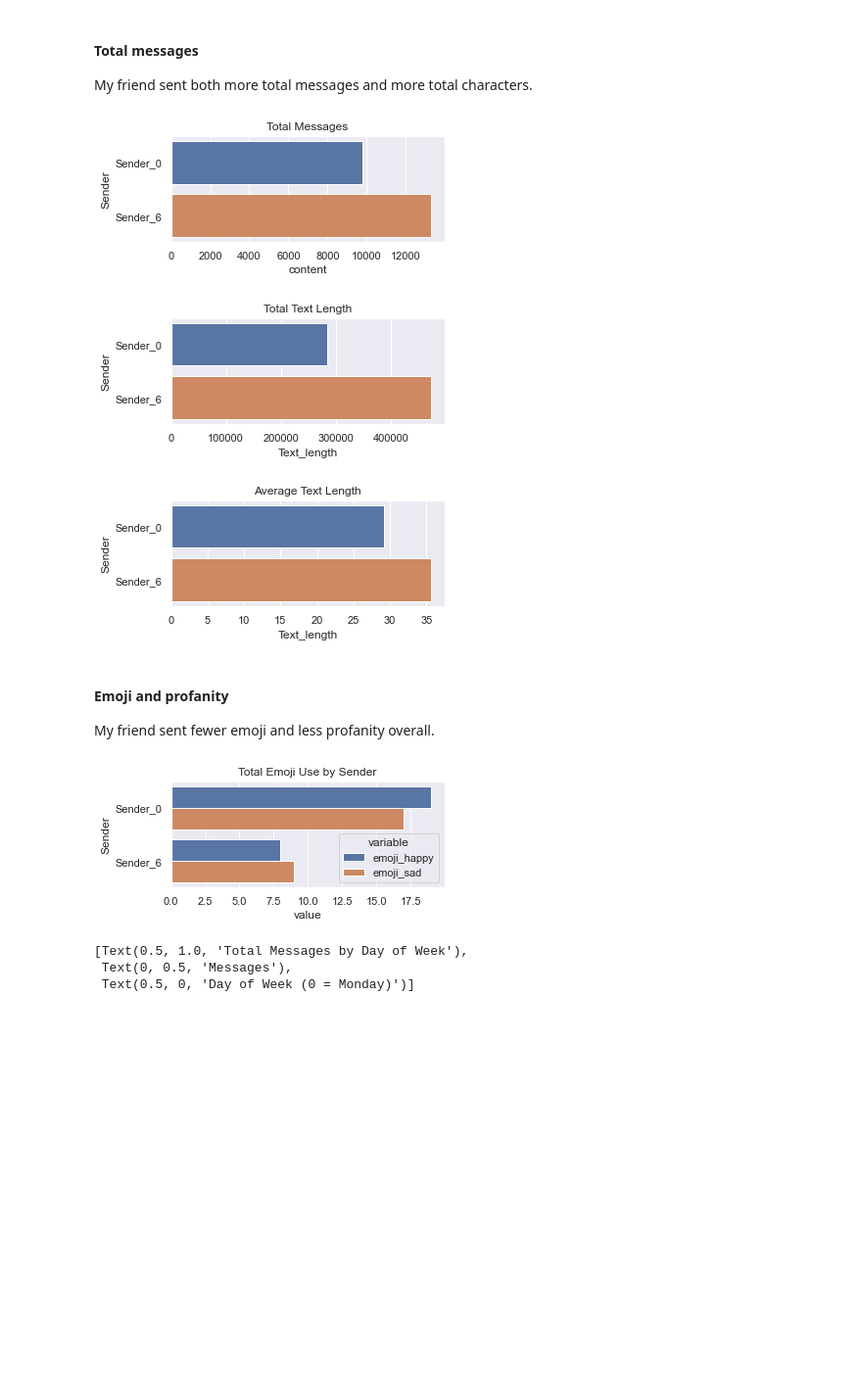
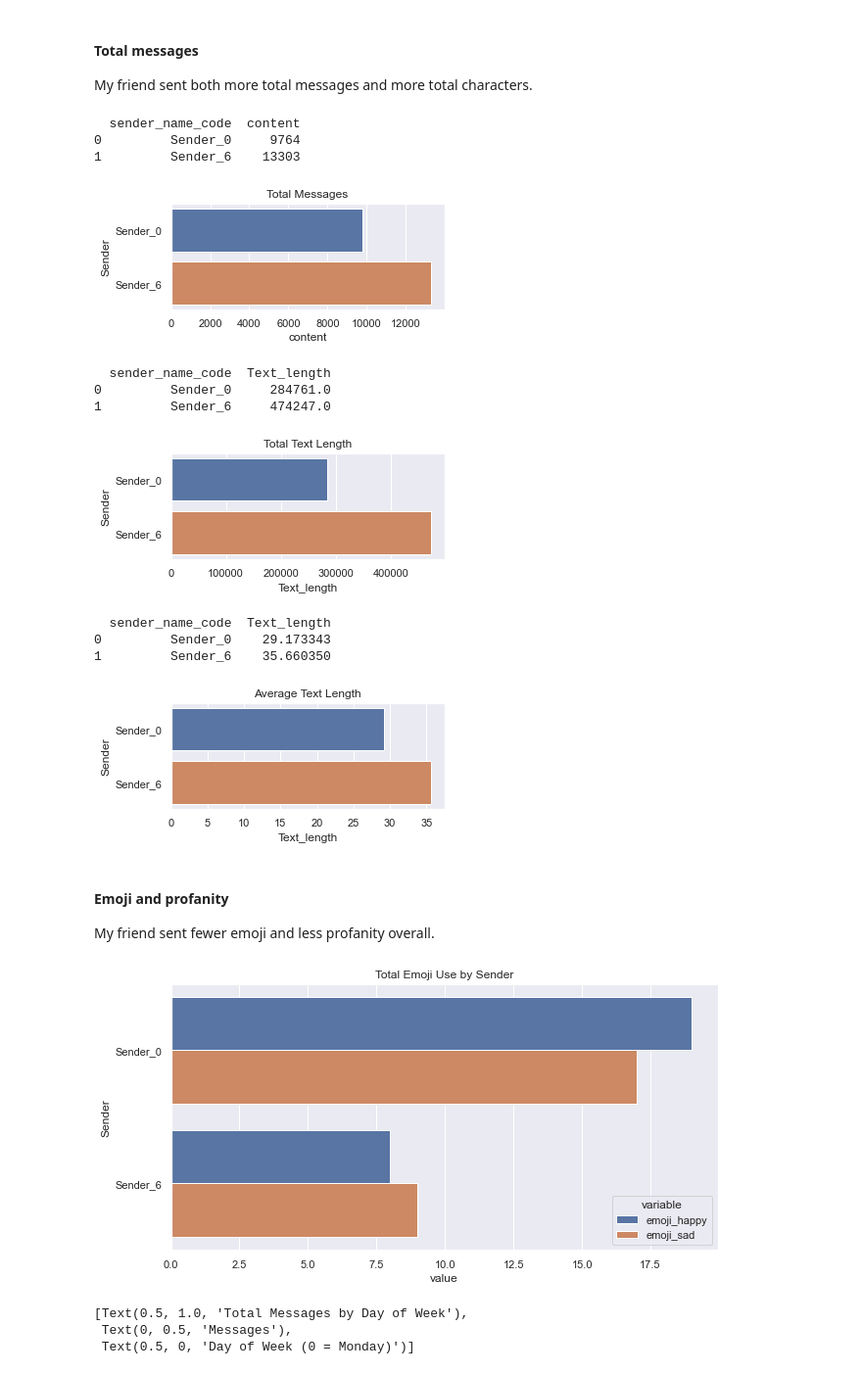
Before and after one commit to aliya-zee/facebook-analytics, a Jupyter notebook: Facebook Analytics.ipynb, the cells around one changed output. Shown at 98% size. Cells and saved outputs as stored; diff of their text form; code cells hidden in the pictures; blank space fills up the shorter version.

```diff
--- a/Facebook Analytics.ipynb
+++ b/Facebook Analytics.ipynb
@@ -364,31 +340,43 @@ My friend sent both more total messages and more total characters.
 graph_data = data.copy()[data['participants_code'] == "Thread_7"]
 graph_data = graph_data.groupby(['sender_name_code'])['content'].count()
 graph_data = graph_data.reset_index()
+print(graph_data)
 
 plt.figure(figsize=(5, 2))
 g = sns.barplot(data = graph_data, y = 'sender_name_code', x = 'content')
 g = g.set(title = 'Total Messages', ylabel = 'Sender')
 # %% [output]
+  sender_name_code  content
+0         Sender_0     9764
+1         Sender_6    13303
 [figure]
 # %%
-graph_data = data.copy()[data['participants_code'] == "Thread_7"]
+#### graph_data = data.copy()[data['participants_code'] == "Thread_7"]
 graph_data = graph_data.groupby(['sender_name_code'])['Text_length'].sum()
 graph_data = graph_data.reset_index()
+print(graph_data)
 
 plt.figure(figsize=(5, 2))
 g = sns.barplot(data = graph_data, y = 'sender_name_code', x = 'Text_length')
 g = g.set(title = 'Total Text Length', ylabel = 'Sender')
 # %% [output]
+  sender_name_code  Text_length
+0         Sender_0     284761.0
+1         Sender_6     474247.0
 [figure]
 # %%
 graph_data = data.copy()[data['participants_code'] == "Thread_7"]
 graph_data = graph_data.groupby(['sender_name_code'])['Text_length'].mean()
 graph_data = graph_data.reset_index()
+print(graph_data)
 
 plt.figure(figsize=(5, 2))
 g = sns.barplot(data = graph_data, y = 'sender_name_code', x = 'Text_length')
 g = g.set(title = 'Average Text Length', ylabel = 'Sender')
 # %% [output]
+  sender_name_code  Text_length
+0         Sender_0    29.173343
+1         Sender_6    35.660350
 [figure]
 # %% [markdown]
 #### Emoji and profanity
@@ -396,18 +384,18 @@ My friend sent fewer emoji and less profanity overall.
 # %%
 graph_data1 = data.copy()[data['participants_code'] == "Thread_7"]
 graph_data1 = graph_data1.groupby(['sender_name_code'])['emoji_happy'].sum()
 
 graph_data2 = data.copy()[data['participants_code'] == "Thread_7"]
 graph_data2 = graph_data2.groupby(['sender_name_code'])['emoji_sad'].sum()
 
 graph_data = pd.concat([graph_data1, graph_data2], axis = 1).reset_index()
 graph_data = pd.melt(graph_data, id_vars = ['sender_name_code'], value_vars = ['emoji_happy', 'emoji_sad'])
 
-plt.figure(figsize=(5, 2))
+plt.figure(figsize=(10, 5))
 g = sns.barplot(data = graph_data, y = 'sender_name_code', x = 'value', hue = 'variable')
 g = g.set(title = 'Total Emoji Use by Sender', ylabel = 'Sender')
 # %% [output]
-[figure, old version]
+[figure, new version]
 # %%
 graph_data = data.copy()[data['participants_code'] == "Thread_7"]
 graph_data['Day_of_Week'] = graph_data['Datetime'].dt.dayofweek
```
Also changed, not shown: parts of 20 cells of this notebook, 6 other files.
